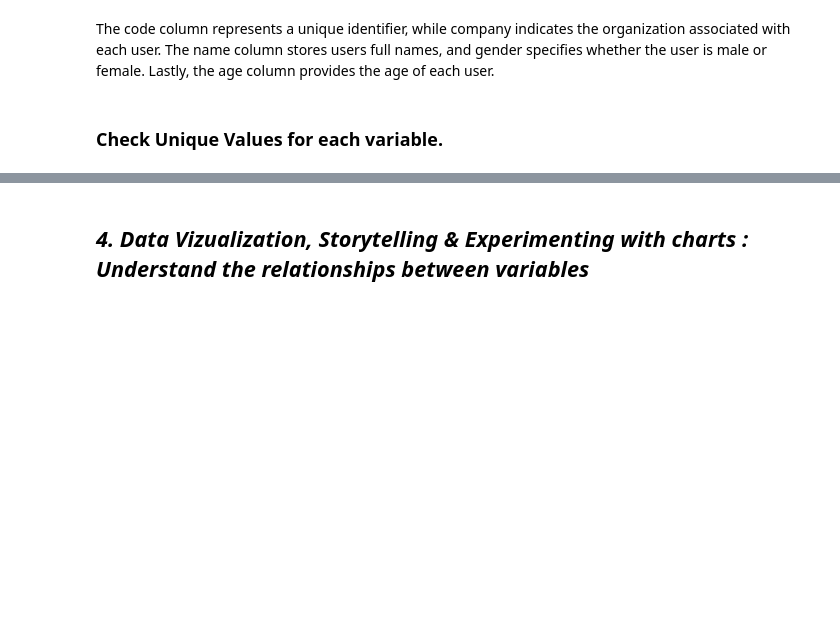
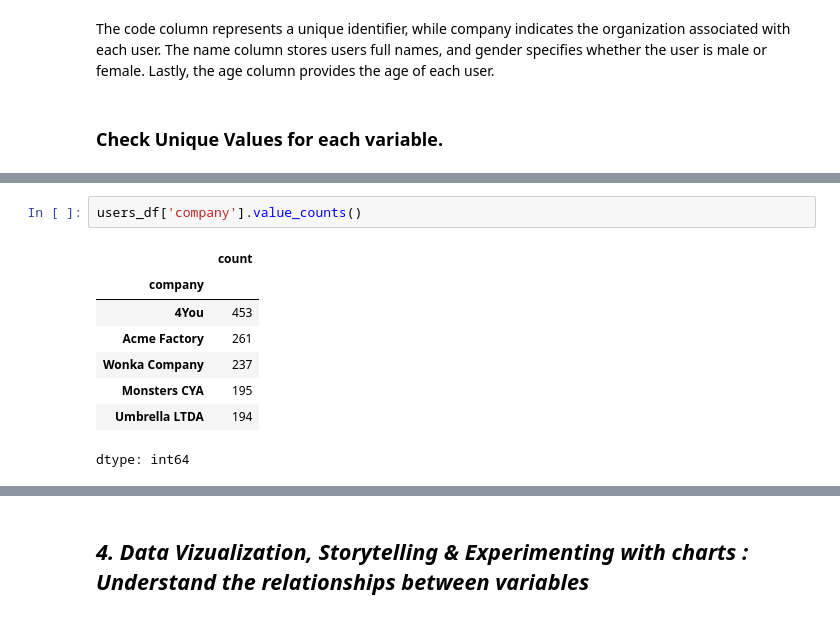
Before and after one commit to Ayushx29/Voyage-Analytics-Integrating-MLOps-in-Travel-Productionization-of-ML-Systems, a Jupyter notebook: Gender_Classification.ipynb, the cells around one changed output, grey strips where cells are left out. Cells and saved outputs as stored; diff of their text form; blank space fills up the shorter version.

```diff
--- a/Gender_Classification.ipynb
+++ b/Gender_Classification.ipynb
@@ -169,0 +291,11 @@ users_df.nunique()
+# %%
+users_df['company'].value_counts()
+# %% [output]
+|  | count |
+| company |  |
+| 4You | 453 |
+| Acme Factory | 261 |
+| Wonka Company | 237 |
+| Monsters CYA | 195 |
+| Umbrella LTDA | 194 |
+dtype: int64
```
Also changed, not shown: parts of 27 cells of this notebook.
